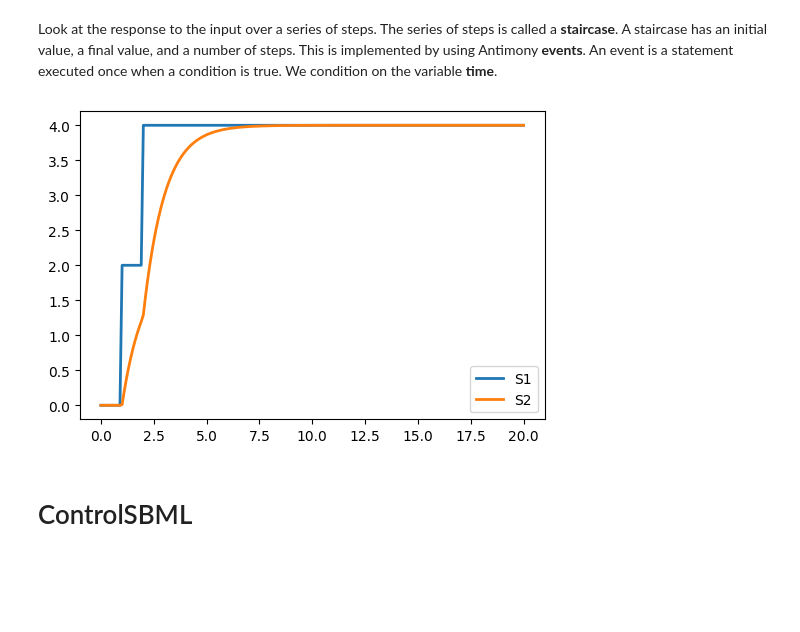
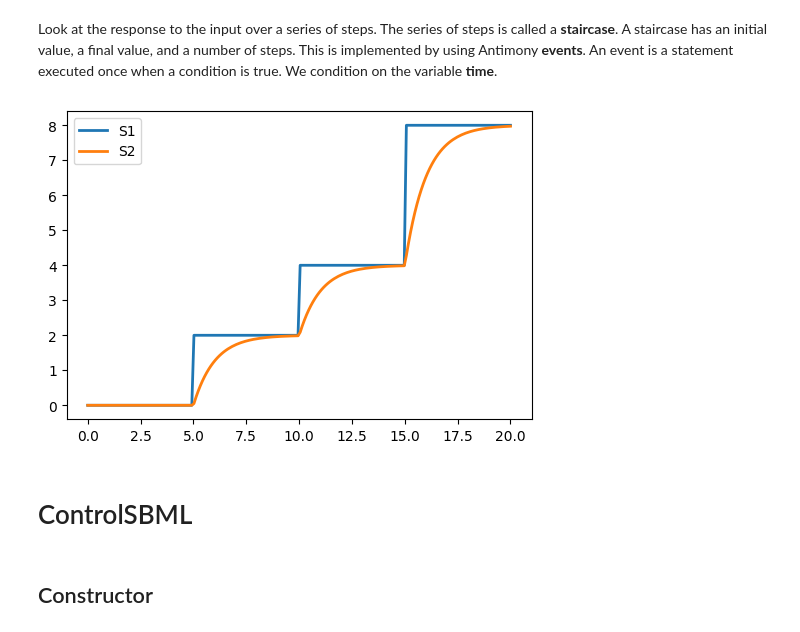
Before and after one commit to joseph-hellerstein/advanced-controls-lectures, a Jupyter notebook: lectures/lecture_05-controllability/Controllability.ipynb, the cells around one changed output. Drawn from its saved outputs; the diff is of its cells as text; code cells hidden in the pictures; blank space fills up the shorter version.

```diff
--- a/lectures/lecture_05-controllability/Controllability.ipynb
+++ b/lectures/lecture_05-controllability/Controllability.ipynb
@@ -155,21 +155,24 @@ _ = plotModel(MTOR_URL,  input_species="pIR", selections=["pIR", "mTORC1_DEPTOR"
 Look at the response to the input over a series of steps. The series of steps is called a **staircase**. A staircase has an initial value, a final value, and a number of steps. This is implemented by using Antimony **events**. An event is a statement executed once when a condition is true. We condition on the variable **time**.
 # %%
 MODEL3 = """
+model *main();
 S1 -> S2; k1*S1
 S2 -> ; k2*S2
 
 S1 = 0
 k1 = 1
 k2 = 1
 S2 = 0
 
+// Events to create a staircase function of the input
 at time > 0: S1 = 0
 at time > 5: S1 = 2
 at time > 10: S1 = 4
 at time > 15: S1 = 8
+end
 """
 _ = plotModel(MODEL3, times=np.linspace(0, 20, 200), input_species="S1", selections=["S1", "S2"])
 # %% [output]
-[figure, old version]
+[figure, new version]
 # %% [markdown]
 # ControlSBML
@@ -175,0 +191,2 @@ _ = plotModel(MODEL3, times=np.linspace(0, 20, 200), input_species="S1", selecti
+# %% [markdown]
+## Constructor
```
Also changed, not shown: parts of 15 cells of this notebook.
